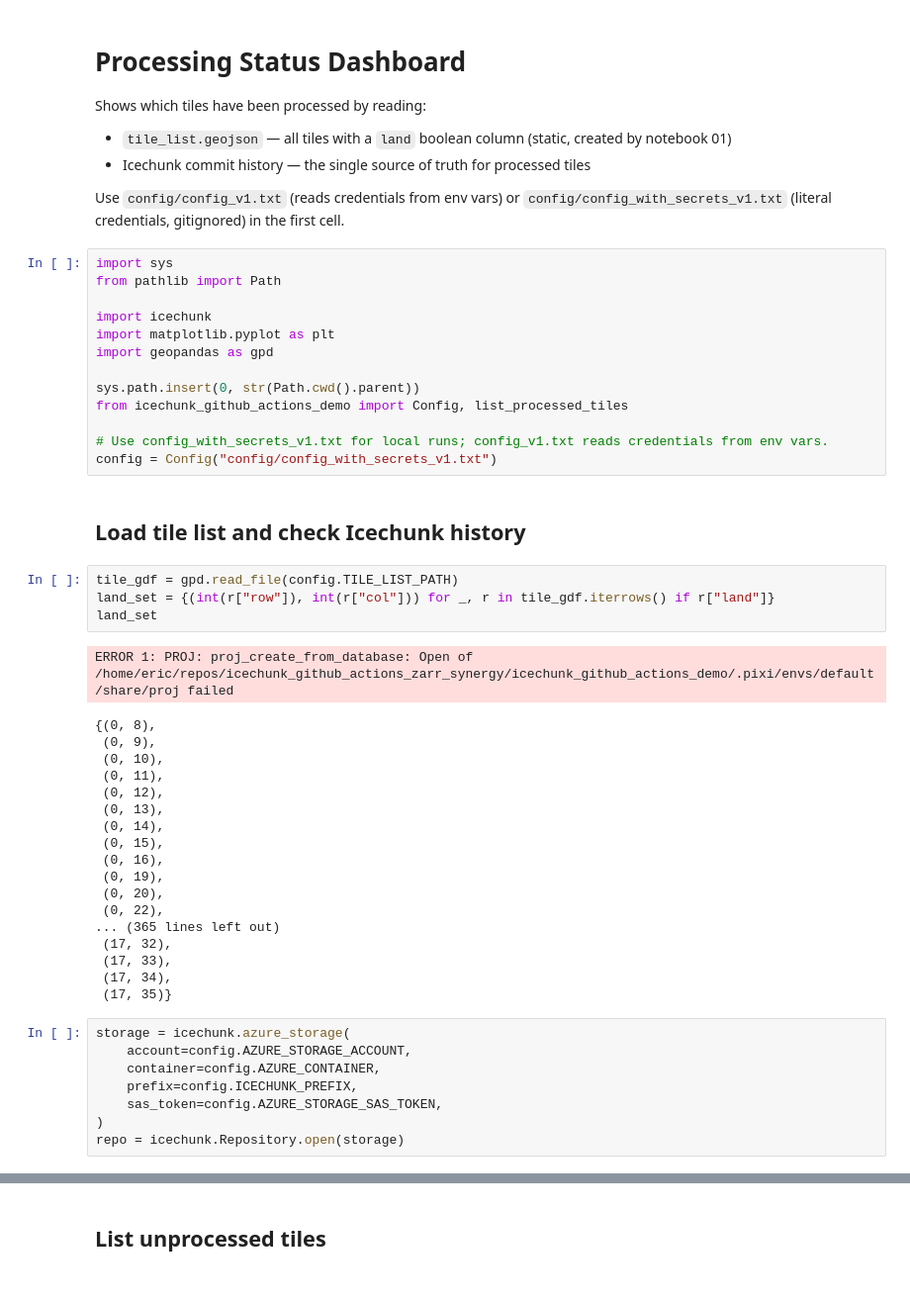
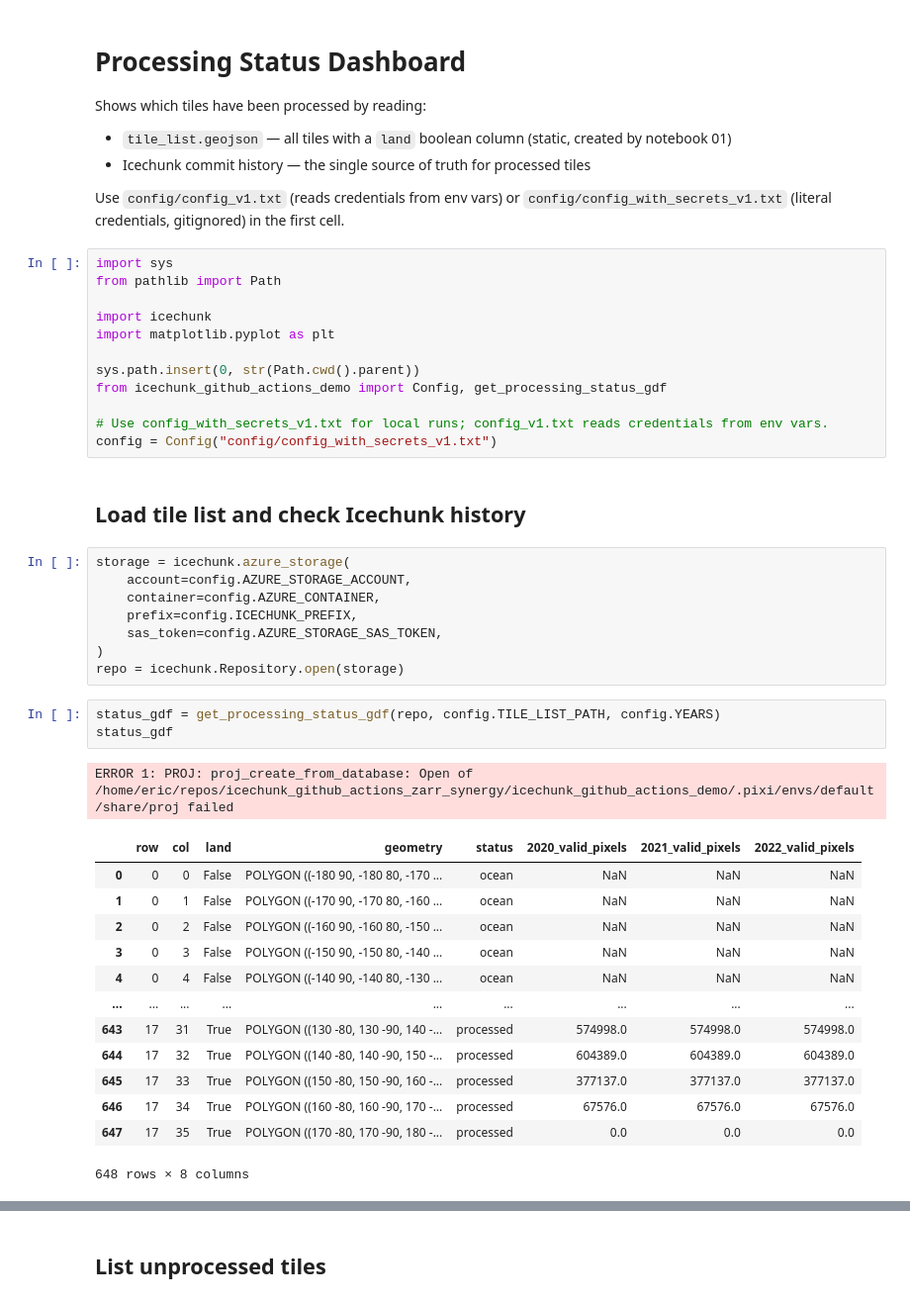
Before and after one commit to egagli/icechunk_github_actions_demo, a Jupyter notebook: notebooks/02_processing_status.ipynb, the cells around one changed output, grey strips where cells are left out. Shown at 99% size. Drawn from its saved outputs; the diff is of its cells as text.

```diff
--- a/notebooks/02_processing_status.ipynb
+++ b/notebooks/02_processing_status.ipynb
@@ -13,44 +13,38 @@ from pathlib import Path
 
 import icechunk
 import matplotlib.pyplot as plt
-import geopandas as gpd
 
 sys.path.insert(0, str(Path.cwd().parent))
-from icechunk_github_actions_demo import Config, list_processed_tiles
+from icechunk_github_actions_demo import Config, get_processing_status_gdf
 
 # Use config_with_secrets_v1.txt for local runs; config_v1.txt reads credentials from env vars.
 config = Config("config/config_with_secrets_v1.txt")
 # %% [markdown]
 ## Load tile list and check Icechunk history
 # %%
-tile_gdf = gpd.read_file(config.TILE_LIST_PATH)
-land_set = {(int(r["row"]), int(r["col"])) for _, r in tile_gdf.iterrows() if r["land"]}
-land_set
+storage = icechunk.azure_storage(
+    account=config.AZURE_STORAGE_ACCOUNT,
+    container=config.AZURE_CONTAINER,
+    prefix=config.ICECHUNK_PREFIX,
+    sas_token=config.AZURE_STORAGE_SAS_TOKEN,
+)
+repo = icechunk.Repository.open(storage)
-# %% [output]
-ERROR 1: PROJ: proj_create_from_database: Open of /home/eric/repos/icechunk_github_actions_zarr_synergy/icechunk_github_actions_demo/.pixi/envs/default/share/proj failed
-{(0, 8),
- (0, 9),
- (0, 10),
- (0, 11),
- (0, 12),
- (0, 13),
- (0, 14),
- (0, 15),
- (0, 16),
- (0, 19),
- (0, 20),
- (0, 22),
-... (365 lines left out)
- (17, 32),
- (17, 33),
- (17, 34),
- (17, 35)}
 # %%
-storage = icechunk.azure_storage(
-    account=config.AZURE_STORAGE_ACCOUNT,
-    container=config.AZURE_CONTAINER,
-    prefix=config.ICECHUNK_PREFIX,
-    sas_token=config.AZURE_STORAGE_SAS_TOKEN,
-)
-repo = icechunk.Repository.open(storage)
+status_gdf = get_processing_status_gdf(repo, config.TILE_LIST_PATH, config.YEARS)
+status_gdf
+# %% [output]
+ERROR 1: PROJ: proj_create_from_database: Open of /home/eric/repos/icechunk_github_actions_zarr_synergy/icechunk_github_actions_demo/.pixi/envs/default/share/proj failed
+|  | row | col | land | geometry | status | 2020_valid_pixels | 2021_valid_pixels | 2022_valid_pixels |
+| 0 | 0 | 0 | False | POLYGON ((-180 90, -180 80, -170 ... | ocean | NaN | NaN | NaN |
+| 1 | 0 | 1 | False | POLYGON ((-170 90, -170 80, -160 ... | ocean | NaN | NaN | NaN |
+| 2 | 0 | 2 | False | POLYGON ((-160 90, -160 80, -150 ... | ocean | NaN | NaN | NaN |
+| 3 | 0 | 3 | False | POLYGON ((-150 90, -150 80, -140 ... | ocean | NaN | NaN | NaN |
+| 4 | 0 | 4 | False | POLYGON ((-140 90, -140 80, -130 ... | ocean | NaN | NaN | NaN |
+| ... | ... | ... | ... | ... | ... | ... | ... | ... |
+| 643 | 17 | 31 | True | POLYGON ((130 -80, 130 -90, 140 -... | processed | 574998.0 | 574998.0 | 574998.0 |
+| 644 | 17 | 32 | True | POLYGON ((140 -80, 140 -90, 150 -... | processed | 604389.0 | 604389.0 | 604389.0 |
+| 645 | 17 | 33 | True | POLYGON ((150 -80, 150 -90, 160 -... | processed | 377137.0 | 377137.0 | 377137.0 |
+| 646 | 17 | 34 | True | POLYGON ((160 -80, 160 -90, 170 -... | processed | 67576.0 | 67576.0 | 67576.0 |
+| 647 | 17 | 35 | True | POLYGON ((170 -80, 170 -90, 180 -... | processed | 0.0 | 0.0 | 0.0 |
+648 rows × 8 columns
 # %%
```
Also changed, not shown: parts of 11 cells of this notebook, 1 other file.
